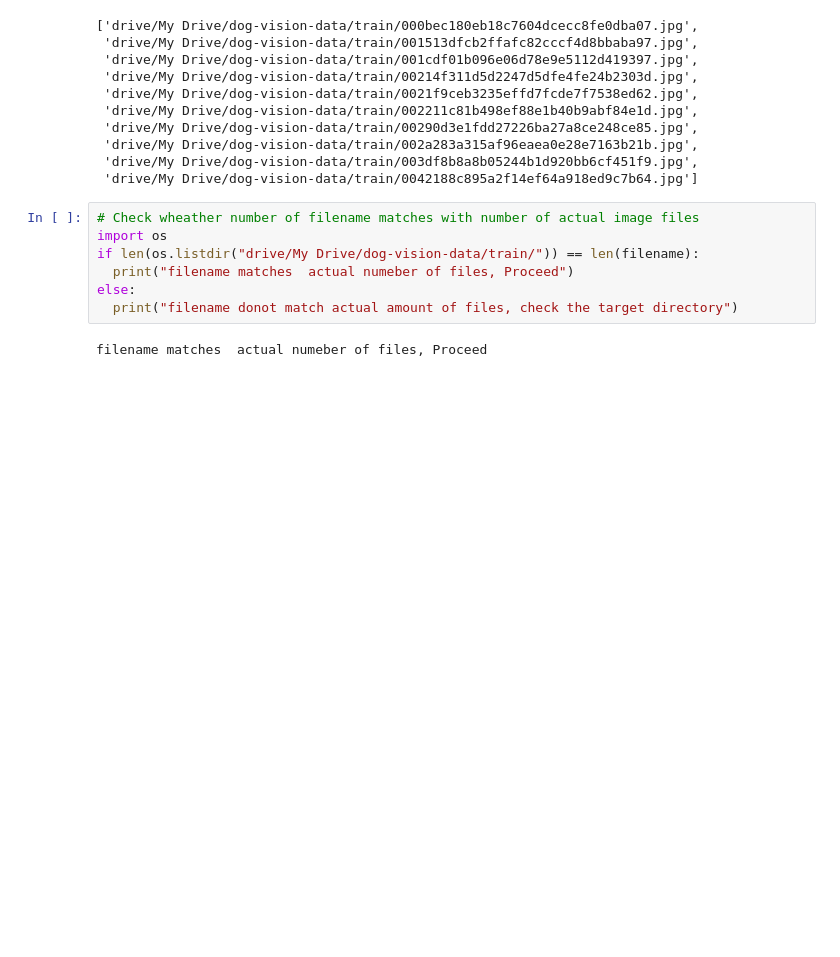
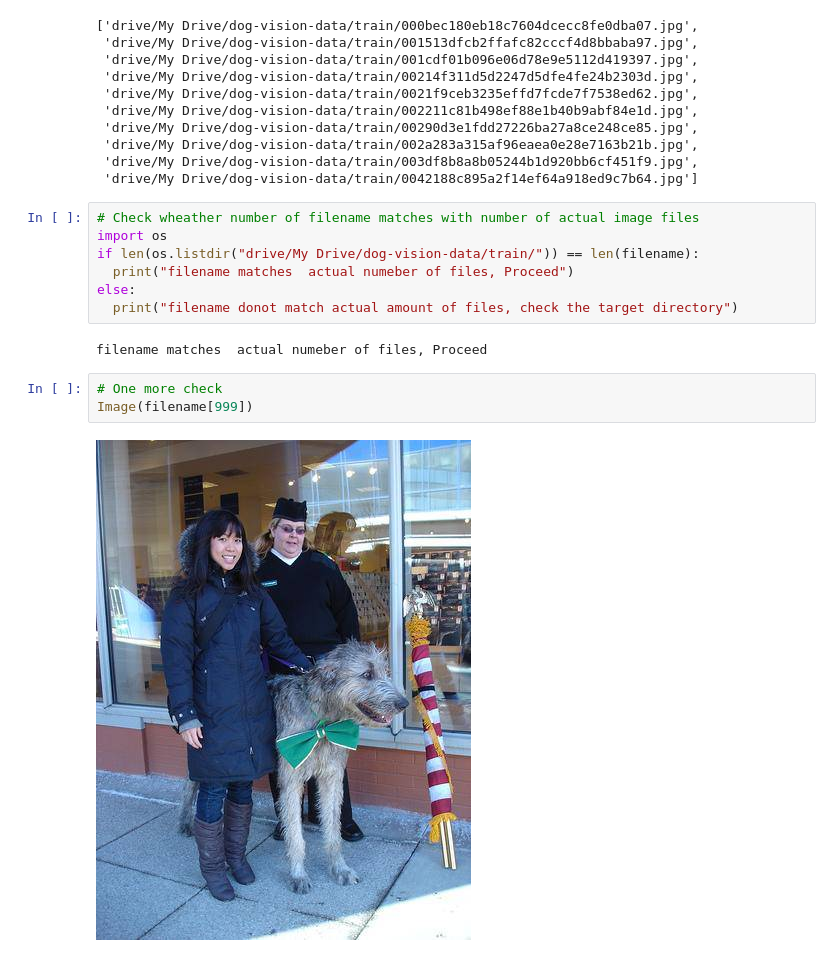
Before and after one commit to GaganSingh11/Dog-Vision-debugged, a Jupyter notebook: Project_dog_vision.ipynb, the cells around one changed output. Cells and saved outputs as stored; diff of their text form; blank space fills up the shorter version.

```diff
--- a/Project_dog_vision.ipynb
+++ b/Project_dog_vision.ipynb
@@ -155,3 +155,8 @@ else:
   print("filename donot match actual amount of files, check the target directory")
 # %% [output]
 filename matches  actual numeber of files, Proceed
+# %%
+# One more check
+Image(filename[999])
+# %% [output]
+[figure, added]
```
